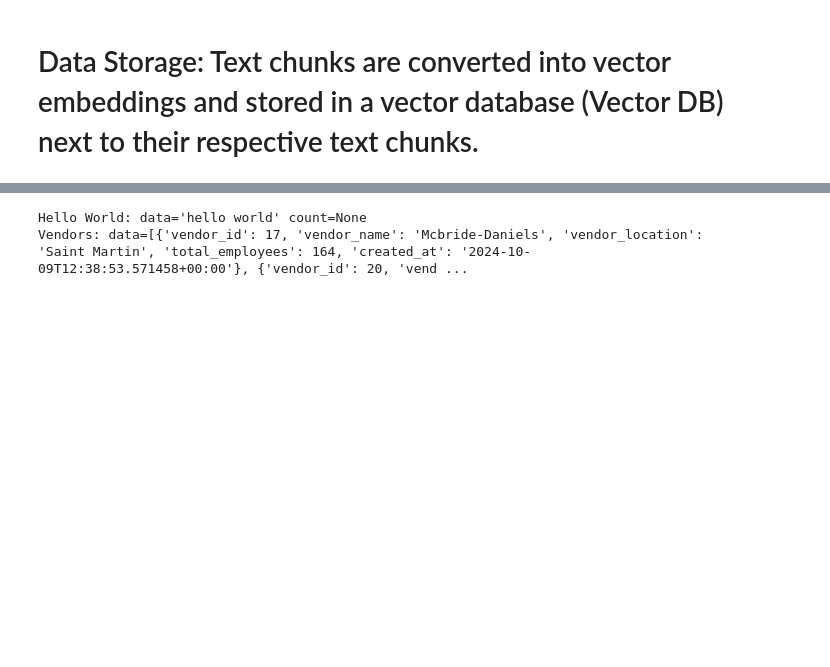
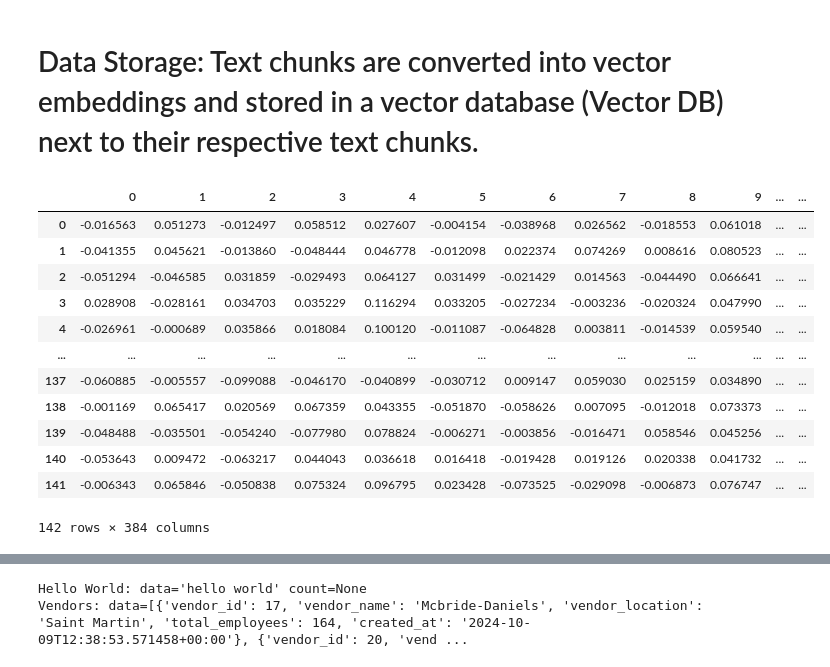
Before and after one commit to FennStatistics/introductory-workshop-in-LLMs, a Jupyter notebook: 4_summarizingLiterature/RAG/01_dataIndexing.ipynb, the cells around one changed output, grey strips where cells are left out. Drawn from its saved outputs; the diff is of its cells as text; code cells hidden in the pictures; blank space fills up the shorter version.

```diff
--- a/4_summarizingLiterature/RAG/01_dataIndexing.ipynb
+++ b/4_summarizingLiterature/RAG/01_dataIndexing.ipynb
@@ -44,0 +144,5 @@ Current working directory: c:\DATEN\PHD\WORKSHOPS\introductory workshop in LLMs\
+# %%
+args_Split = {'chunk_size': 800, 'chunk_overlap': 150}
+
+di.load_split_embed(supabase_DB=supabase, path_to_PDFs=path_to_PDFs, args_Split=args_Split, LMM='all-MiniLM-L6-v2')
+# delete all downloaded files
@@ -150,0 +366,15 @@ metadata: {'source': 'PDFs\\10.1007_s00146-023-01650-z.pdf', 'page': 0}
+# %%
+
+
+
+# Assuming first_pdf_chunks is an array of PDF page objects or text chunks
+tmp_chunks = []  # Initialize an empty array to store the extracted content
+
+# Iterate over each page or chunk in first_pdf_chunks
+for chunk in first_pdf_chunks:
+    # Extract the page content (assuming 'chunk' has a method or property called 'extract_content')
+    content = chunk.page_content  # Modify this line based on how you extract content from your PDF chunks
+    # Append the extracted content to tmp_chunks
+    tmp_chunks.append(content)
+
+# tmp_chunks now contains the extracted content from each page
@@ -151,2 +385,32 @@ metadata: {'source': 'PDFs\\10.1007_s00146-023-01650-z.pdf', 'page': 0}
 # %% [markdown]
 # Data Storage: Text chunks are converted into vector embeddings and stored in a vector database (Vector DB) next to their respective text chunks.
+# %%
+from sentence_transformers import SentenceTransformer
+import pandas as pd
+
+
+# Define sentences
+sentences = tmp_chunks
+
+# Load the pre-trained model
+model = SentenceTransformer('all-MiniLM-L6-v2')
+
+# Extract features
+features = model.encode(sentences)
+
+# Print the features as a pandas dataframe
+pd.DataFrame(features)
+# %% [output]
+|  | 0 | 1 | 2 | 3 | 4 | 5 | 6 | 7 | 8 | 9 | ... | ... |
+| 0 | -0.016563 | 0.051273 | -0.012497 | 0.058512 | 0.027607 | -0.004154 | -0.038968 | 0.026562 | -0.018553 | 0.061018 | ... | ... |
+| 1 | -0.041355 | 0.045621 | -0.013860 | -0.048444 | 0.046778 | -0.012098 | 0.022374 | 0.074269 | 0.008616 | 0.080523 | ... | ... |
+| 2 | -0.051294 | -0.046585 | 0.031859 | -0.029493 | 0.064127 | 0.031499 | -0.021429 | 0.014563 | -0.044490 | 0.066641 | ... | ... |
+| 3 | 0.028908 | -0.028161 | 0.034703 | 0.035229 | 0.116294 | 0.033205 | -0.027234 | -0.003236 | -0.020324 | 0.047990 | ... | ... |
+| 4 | -0.026961 | -0.000689 | 0.035866 | 0.018084 | 0.100120 | -0.011087 | -0.064828 | 0.003811 | -0.014539 | 0.059540 | ... | ... |
+| ... | ... | ... | ... | ... | ... | ... | ... | ... | ... | ... | ... | ... |
+| 137 | -0.060885 | -0.005557 | -0.099088 | -0.046170 | -0.040899 | -0.030712 | 0.009147 | 0.059030 | 0.025159 | 0.034890 | ... | ... |
+| 138 | -0.001169 | 0.065417 | 0.020569 | 0.067359 | 0.043355 | -0.051870 | -0.058626 | 0.007095 | -0.012018 | 0.073373 | ... | ... |
+| 139 | -0.048488 | -0.035501 | -0.054240 | -0.077980 | 0.078824 | -0.006271 | -0.003856 | -0.016471 | 0.058546 | 0.045256 | ... | ... |
+| 140 | -0.053643 | 0.009472 | -0.063217 | 0.044043 | 0.036618 | 0.016418 | -0.019428 | 0.019126 | 0.020338 | 0.041732 | ... | ... |
+| 141 | -0.006343 | 0.065846 | -0.050838 | 0.075324 | 0.096795 | 0.023428 | -0.073525 | -0.029098 | -0.006873 | 0.076747 | ... | ... |
+142 rows × 384 columns
```
Also changed, not shown: parts of 40 cells of this notebook, 8 other files.
